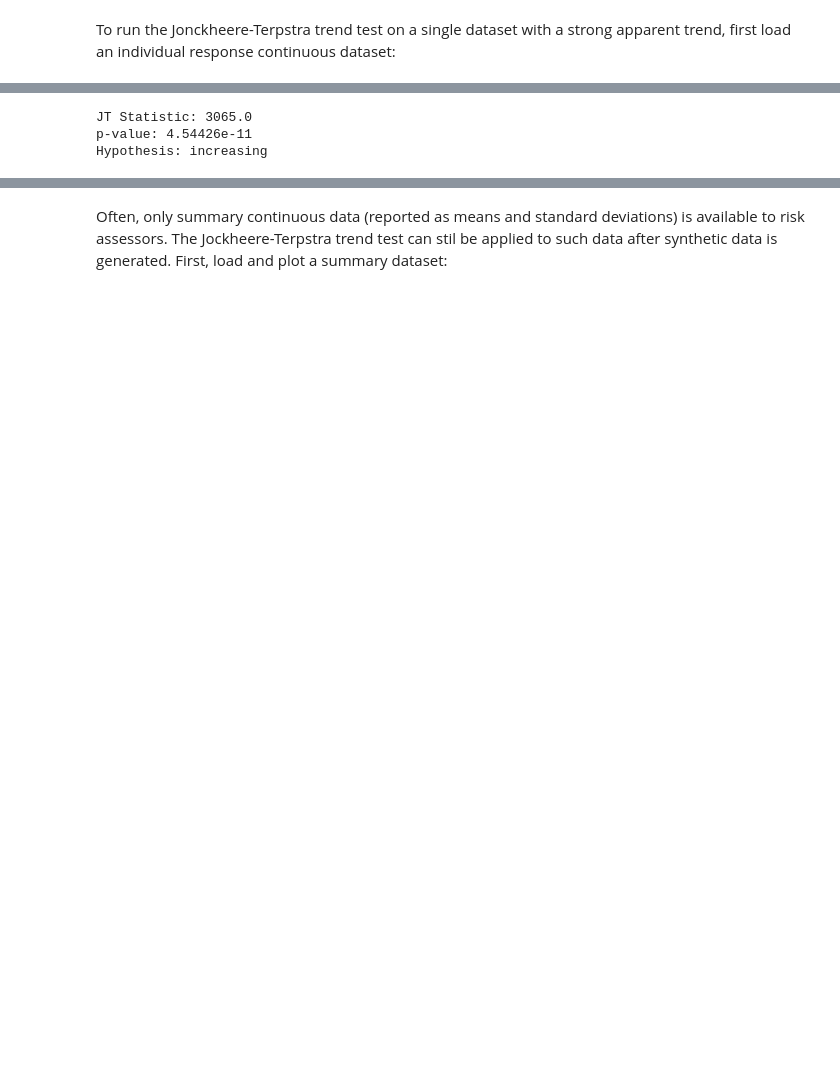
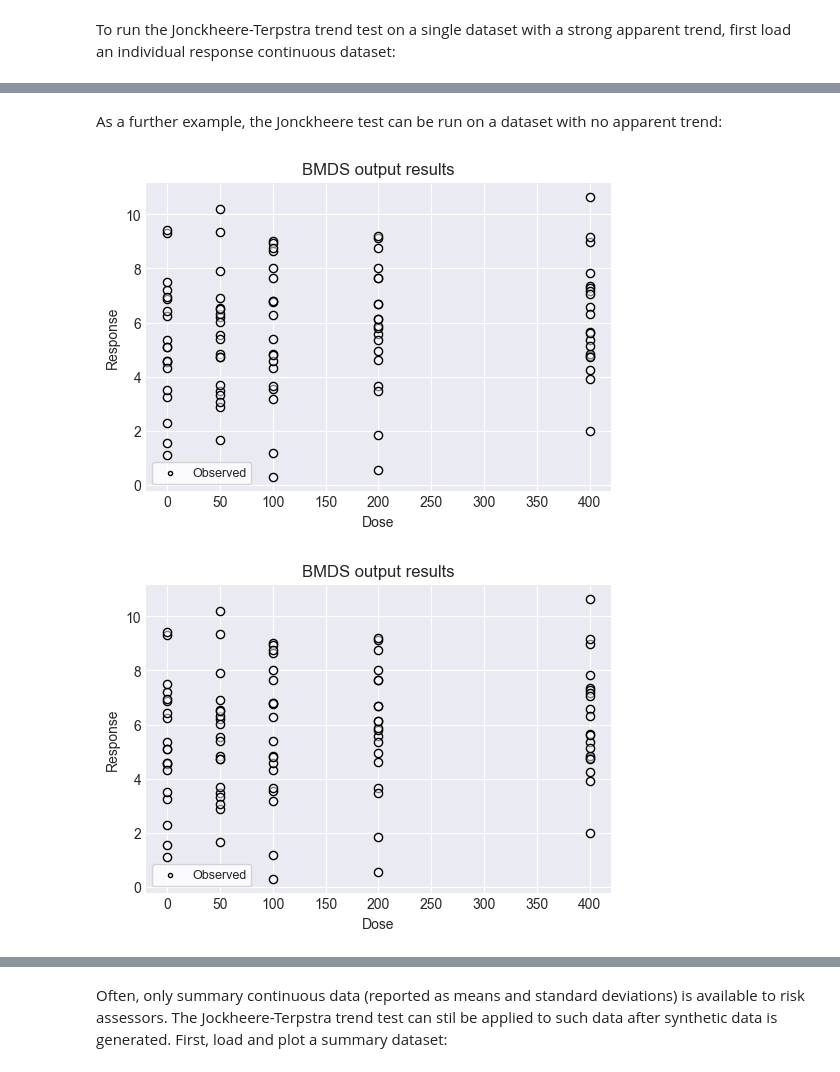
Before and after one commit to USEPA/BMDS, a Jupyter notebook: docs/source/recipes/JT_demo_test.ipynb, the cells around one changed output, grey strips where cells are left out. Cells and saved outputs as stored; diff of their text form; code cells hidden in the pictures; blank space fills up the shorter version.

```diff
--- a/docs/source/recipes/JT_demo_test.ipynb
+++ b/docs/source/recipes/JT_demo_test.ipynb
@@ -43,14 +101,15 @@ To actually run the Jonckheere-Terpstra trend test, call the "jonckheere" functi
+# %% [markdown]
+As a further example, the Jonckheere test can be run on a dataset with no apparent trend:
 # %%
-result = jonckheere(
-    x=dataset1["Response"].values,
-    group=dataset1["Doses"].values,
-    hypothesis=Hypothesis.increasing,
+# Load the CSV file (make sure JT_no_trend.csv is in the same directory)
+df2 = pd.read_csv('data/JT_no_trend.csv')
+
+dataset3 = ContinuousIndividualDataset(
+    doses=df2['doses'].values,
+    responses=df2['responses'].values,
 )
 
-print("JT Statistic:", result.statistic)
-print(f"p-value: {result.p_value:.5e}")
-print("Hypothesis:", result.hypothesis)
+dataset3.plot(figsize=(6,4))
 # %% [output]
-JT Statistic: 3065.0
-p-value: 4.54426e-11
-Hypothesis: increasing
+[figure, added]
+[figure, added]
```
Also changed, not shown: parts of 16 cells of this notebook, 4 other files.
